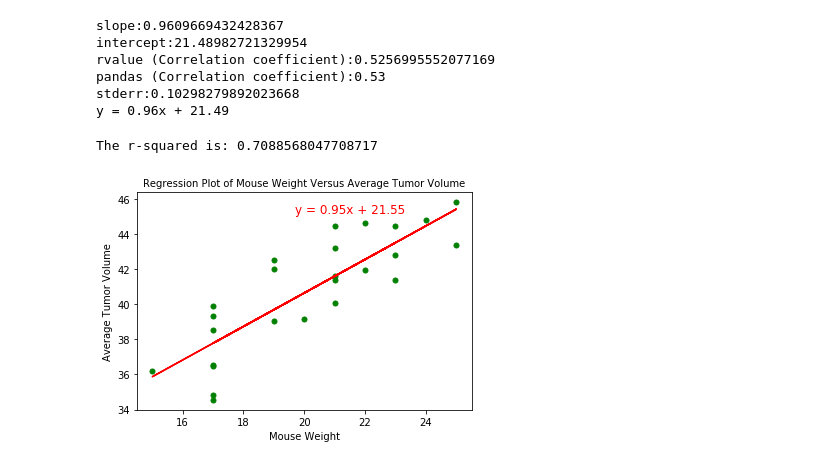
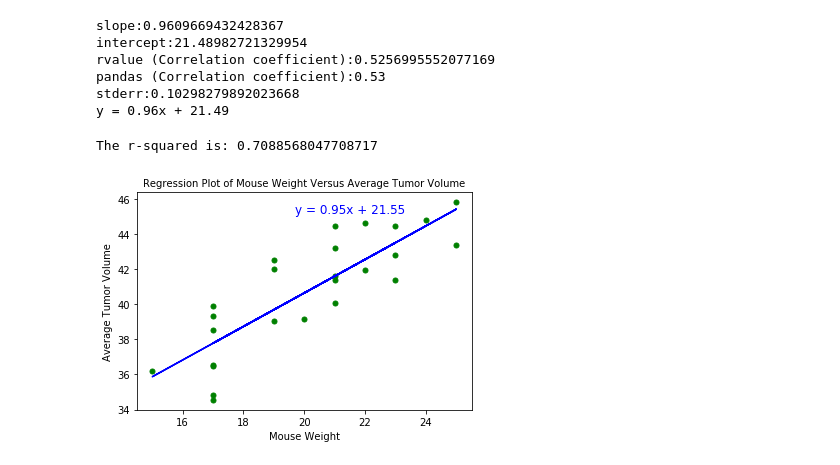
Before and after one commit to nithiyasuresh/Pymaceuticals_Inc_Analysis, a Jupyter notebook: pymaceuticals_nithiya.ipynb, the cells around one changed output. Drawn from its saved outputs; the diff is of its cells as text; code cells hidden in the pictures.

```diff
--- a/pymaceuticals_nithiya.ipynb
+++ b/pymaceuticals_nithiya.ipynb
@@ -758,25 +758,25 @@ y = 0.96x + 21.49
 # %%
 # Add the linear regression equation and line to the scatter plot
 x_values = avg_capmulin["Weight (g)"]
 y_values = avg_capmulin["Average Volume"]
 (slope, intercept, rvalue, pvalue, stderr) = linregress(x_values, y_values)
 regress_values = x_values * slope + intercept
 line_eq = "y = " + str(round(slope,2)) + "x + " + str(round(intercept,2))
 plt.scatter(x_values, y_values, s=25, color="green")
-plt.plot(x_values,regress_values,"r-")
+plt.plot(x_values,regress_values,"b-")
 plt.title('Regression Plot of Mouse Weight Versus Average Tumor Volume',
           fontsize =10)
 plt.annotate(line_eq, xy=(20, 40),
              xycoords='data',xytext=(0.8, 0.95),
              textcoords='axes fraction',horizontalalignment='right',
-             verticalalignment='top',fontsize=12,color="red")
+             verticalalignment='top',fontsize=12,color="blue")
 plt.xlabel("Mouse Weight")
 plt.ylabel("Average Tumor Volume")
 
 print(f"The r-squared is: {rvalue**2}")
 
 plt.savefig("./Images/linear_regression.png", bbox_inches = "tight")
 plt.show()
 # %% [output]
 The r-squared is: 0.7088568047708717
-[figure, old version]
+[figure, new version]
```
Also changed, not shown: parts of 1 cell of this notebook, 1 other file.
